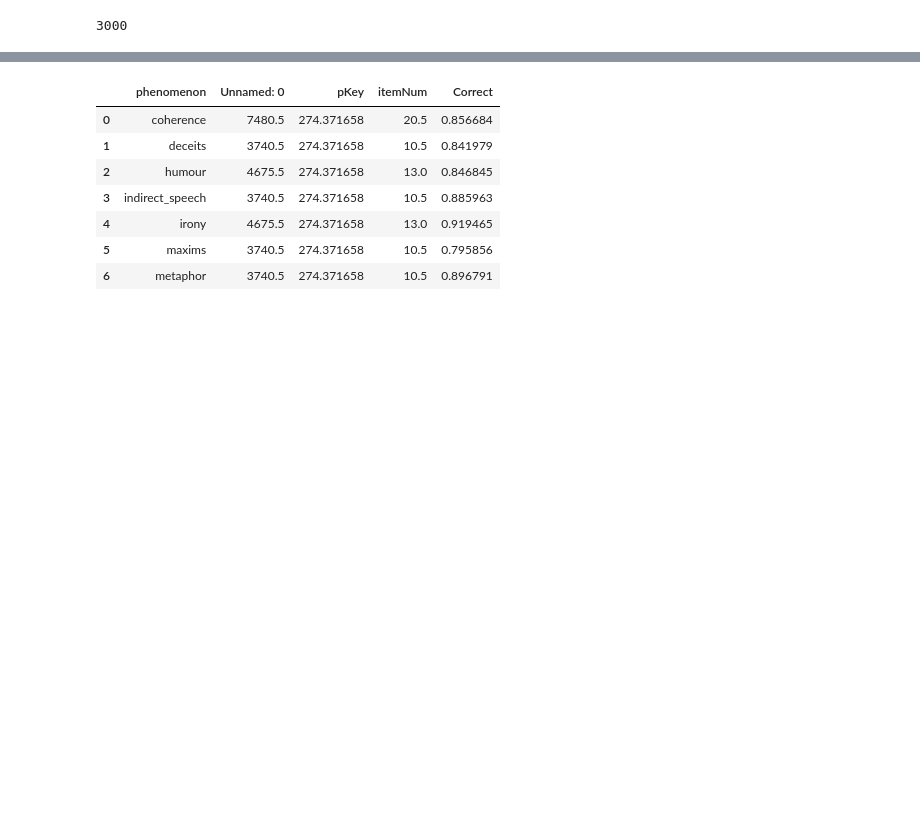
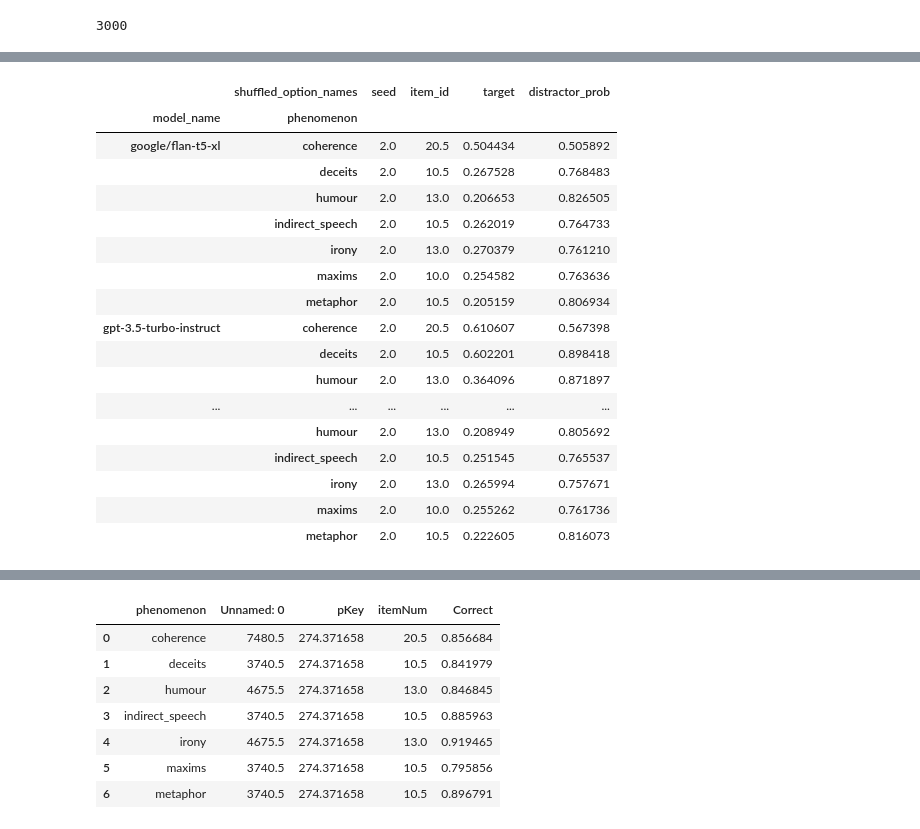
Before and after one commit to polina-tsvilodub/LLM_link, a Jupyter notebook: analysis/01_label_scores_analysis.ipynb, the cells around one changed output, grey strips where cells are left out. Cells and saved outputs as stored; diff of their text form; code cells hidden in the pictures; blank space fills up the shorter version.

```diff
--- a/analysis/01_label_scores_analysis.ipynb
+++ b/analysis/01_label_scores_analysis.ipynb
@@ -208,0 +238,22 @@ scores_binary_summary = label_scores.groupby(["model_name", "metric_formula", "p
+# %%
+# max accuracy by model by phenomenon
+scores_binary_summary.groupby(["model_name", "phenomenon"]).max("target")
+# %% [output]
+|  | shuffled_option_names | seed | item_id | target | distractor_prob |
+| model_name | phenomenon |  |  |  |  |
+| google/flan-t5-xl | coherence | 2.0 | 20.5 | 0.504434 | 0.505892 |
+|  | deceits | 2.0 | 10.5 | 0.267528 | 0.768483 |
+|  | humour | 2.0 | 13.0 | 0.206653 | 0.826505 |
+|  | indirect_speech | 2.0 | 10.5 | 0.262019 | 0.764733 |
+|  | irony | 2.0 | 13.0 | 0.270379 | 0.761210 |
+|  | maxims | 2.0 | 10.0 | 0.254582 | 0.763636 |
+|  | metaphor | 2.0 | 10.5 | 0.205159 | 0.806934 |
+| gpt-3.5-turbo-instruct | coherence | 2.0 | 20.5 | 0.610607 | 0.567398 |
+|  | deceits | 2.0 | 10.5 | 0.602201 | 0.898418 |
+|  | humour | 2.0 | 13.0 | 0.364096 | 0.871897 |
+| ... | ... | ... | ... | ... | ... |
+|  | humour | 2.0 | 13.0 | 0.208949 | 0.805692 |
+|  | indirect_speech | 2.0 | 10.5 | 0.251545 | 0.765537 |
+|  | irony | 2.0 | 13.0 | 0.265994 | 0.757671 |
+|  | maxims | 2.0 | 10.0 | 0.255262 | 0.761736 |
+|  | metaphor | 2.0 | 10.5 | 0.222605 | 0.816073 |
```
Also changed, not shown: parts of 31 cells of this notebook.
